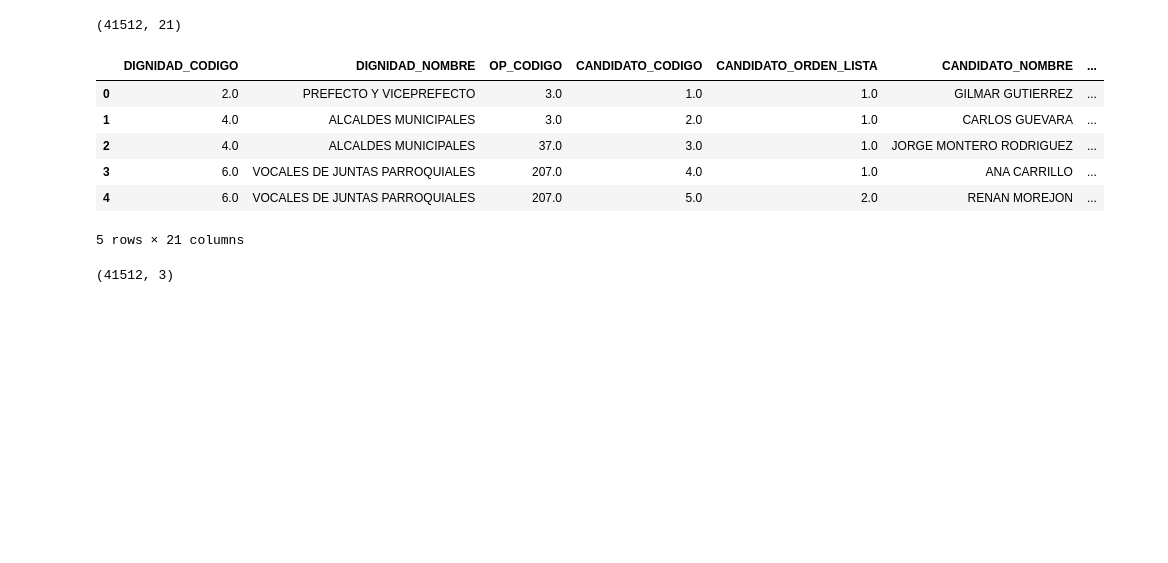
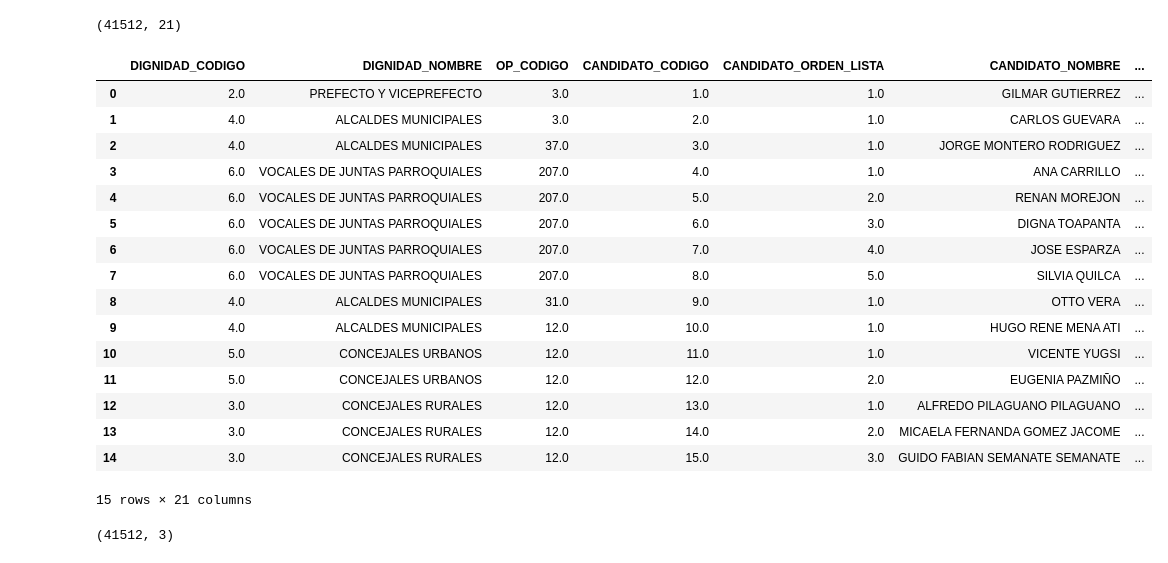
Before and after one commit to syluh/Python-basico-04, a Jupyter notebook: ejercicios03/alcaldes_2019.ipynb, the cells around one changed output. Saved outputs shown, nothing was run; the diff lists cells and outputs as text; code cells hidden in the pictures; blank space fills up the shorter version.

```diff
--- a/ejercicios03/alcaldes_2019.ipynb
+++ b/ejercicios03/alcaldes_2019.ipynb
@@ -24,15 +44,25 @@ datos_candidatos.shape
 # %% [output]
 (41512, 21)
 # %%
-datos_candidatos.head()
+datos_candidatos.head(15)
 # %% [output]
 |  | DIGNIDAD_CODIGO | DIGNIDAD_NOMBRE | OP_CODIGO | CANDIDATO_CODIGO | CANDIDATO_ORDEN_LISTA | CANDIDATO_NOMBRE | ... |
 | 0 | 2.0 | PREFECTO Y VICEPREFECTO | 3.0 | 1.0 | 1.0 | GILMAR GUTIERREZ | ... |
 | 1 | 4.0 | ALCALDES MUNICIPALES | 3.0 | 2.0 | 1.0 | CARLOS GUEVARA | ... |
 | 2 | 4.0 | ALCALDES MUNICIPALES | 37.0 | 3.0 | 1.0 | JORGE MONTERO RODRIGUEZ | ... |
 | 3 | 6.0 | VOCALES DE JUNTAS PARROQUIALES | 207.0 | 4.0 | 1.0 | ANA CARRILLO | ... |
 | 4 | 6.0 | VOCALES DE JUNTAS PARROQUIALES | 207.0 | 5.0 | 2.0 | RENAN MOREJON | ... |
+| 5 | 6.0 | VOCALES DE JUNTAS PARROQUIALES | 207.0 | 6.0 | 3.0 | DIGNA TOAPANTA | ... |
+| 6 | 6.0 | VOCALES DE JUNTAS PARROQUIALES | 207.0 | 7.0 | 4.0 | JOSE ESPARZA | ... |
+| 7 | 6.0 | VOCALES DE JUNTAS PARROQUIALES | 207.0 | 8.0 | 5.0 | SILVIA QUILCA | ... |
+| 8 | 4.0 | ALCALDES MUNICIPALES | 31.0 | 9.0 | 1.0 | OTTO VERA | ... |
+| 9 | 4.0 | ALCALDES MUNICIPALES | 12.0 | 10.0 | 1.0 | HUGO RENE MENA ATI | ... |
+| 10 | 5.0 | CONCEJALES URBANOS | 12.0 | 11.0 | 1.0 | VICENTE YUGSI | ... |
+| 11 | 5.0 | CONCEJALES URBANOS | 12.0 | 12.0 | 2.0 | EUGENIA PAZMIÑO | ... |
+| 12 | 3.0 | CONCEJALES RURALES | 12.0 | 13.0 | 1.0 | ALFREDO PILAGUANO PILAGUANO | ... |
+| 13 | 3.0 | CONCEJALES RURALES | 12.0 | 14.0 | 2.0 | MICAELA FERNANDA GOMEZ JACOME | ... |
+| 14 | 3.0 | CONCEJALES RURALES | 12.0 | 15.0 | 3.0 | GUIDO FABIAN SEMANATE SEMANATE | ... |
-5 rows × 21 columns
+15 rows × 21 columns
 # %%
 datos_candidatos_2 = datos_candidatos[['CANDIDATO_CODIGO', 'CANDIDATO_NOMBRE', 'OP_CODIGO']]
 datos_candidatos_2.shape
```
Also changed, not shown: parts of 5 cells of this notebook, 7 other files.
